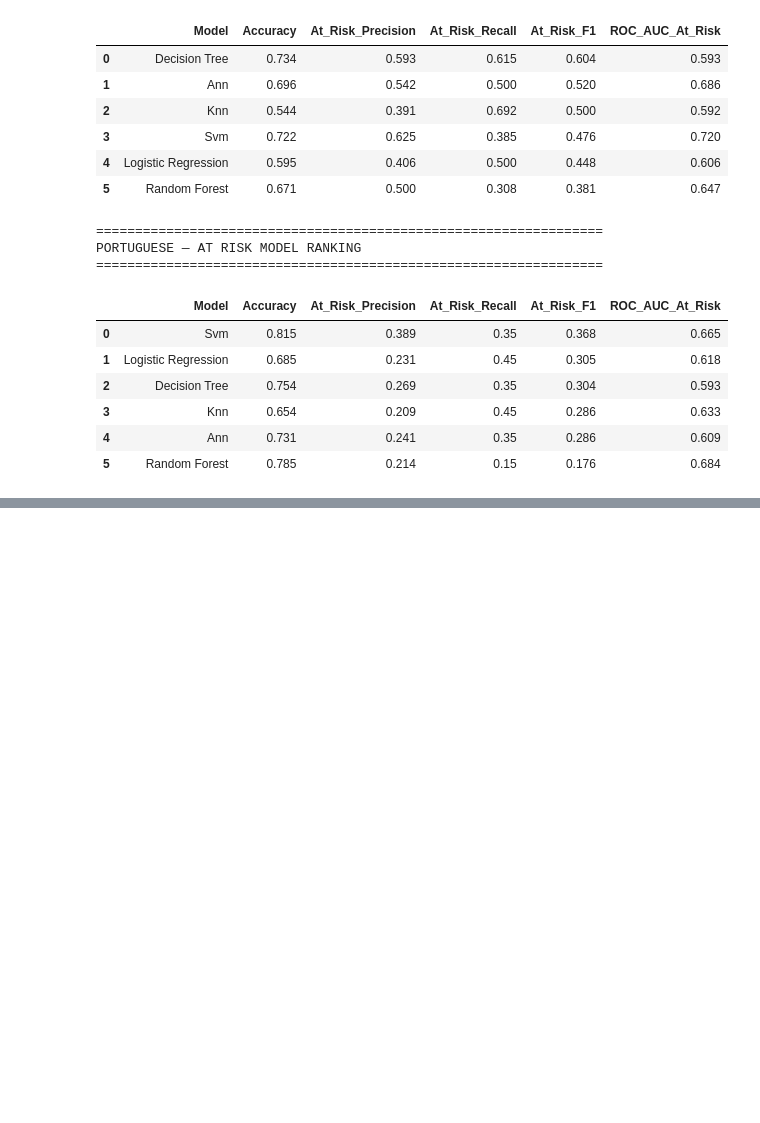
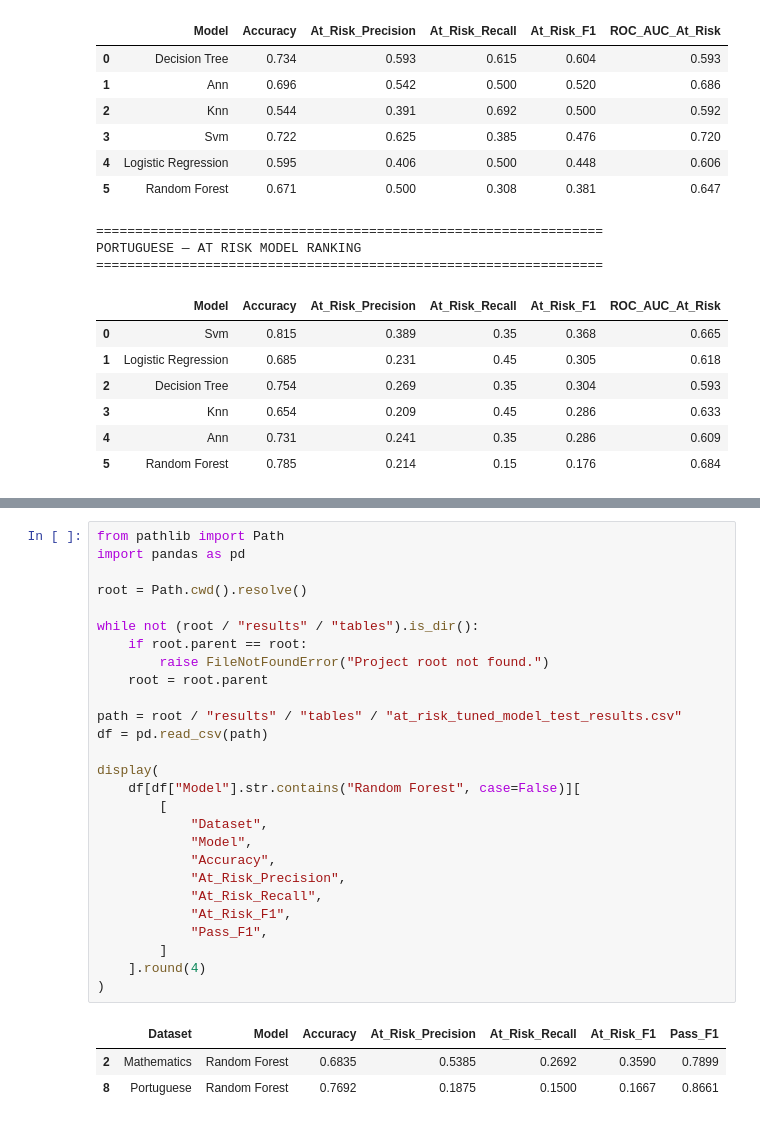
Before and after one commit to crypticlumen/Student-Performance-Prediction, a Jupyter notebook: notebooks/09_model_evaluation.ipynb, the cells around one changed output, grey strips where cells are left out. Drawn from its saved outputs; the diff is of its cells as text; blank space fills up the shorter version.

```diff
--- a/notebooks/09_model_evaluation.ipynb
+++ b/notebooks/09_model_evaluation.ipynb
@@ -1136,0 +1188,31 @@ PORTUGUESE — AT RISK MODEL RANKING
+# %%
+from pathlib import Path
+import pandas as pd
+
+root = Path.cwd().resolve()
+
+while not (root / "results" / "tables").is_dir():
+    if root.parent == root:
+        raise FileNotFoundError("Project root not found.")
+    root = root.parent
+
+path = root / "results" / "tables" / "at_risk_tuned_model_test_results.csv"
+df = pd.read_csv(path)
+
+display(
+    df[df["Model"].str.contains("Random Forest", case=False)][
+        [
+            "Dataset",
+            "Model",
+            "Accuracy",
+            "At_Risk_Precision",
+            "At_Risk_Recall",
+            "At_Risk_F1",
+            "Pass_F1",
+        ]
+    ].round(4)
+)
+# %% [output]
+|  | Dataset | Model | Accuracy | At_Risk_Precision | At_Risk_Recall | At_Risk_F1 | Pass_F1 |
+| 2 | Mathematics | Random Forest | 0.6835 | 0.5385 | 0.2692 | 0.3590 | 0.7899 |
+| 8 | Portuguese | Random Forest | 0.7692 | 0.1875 | 0.1500 | 0.1667 | 0.8661 |
```
Also changed, not shown: parts of 3 cells of this notebook, 12 other files.
